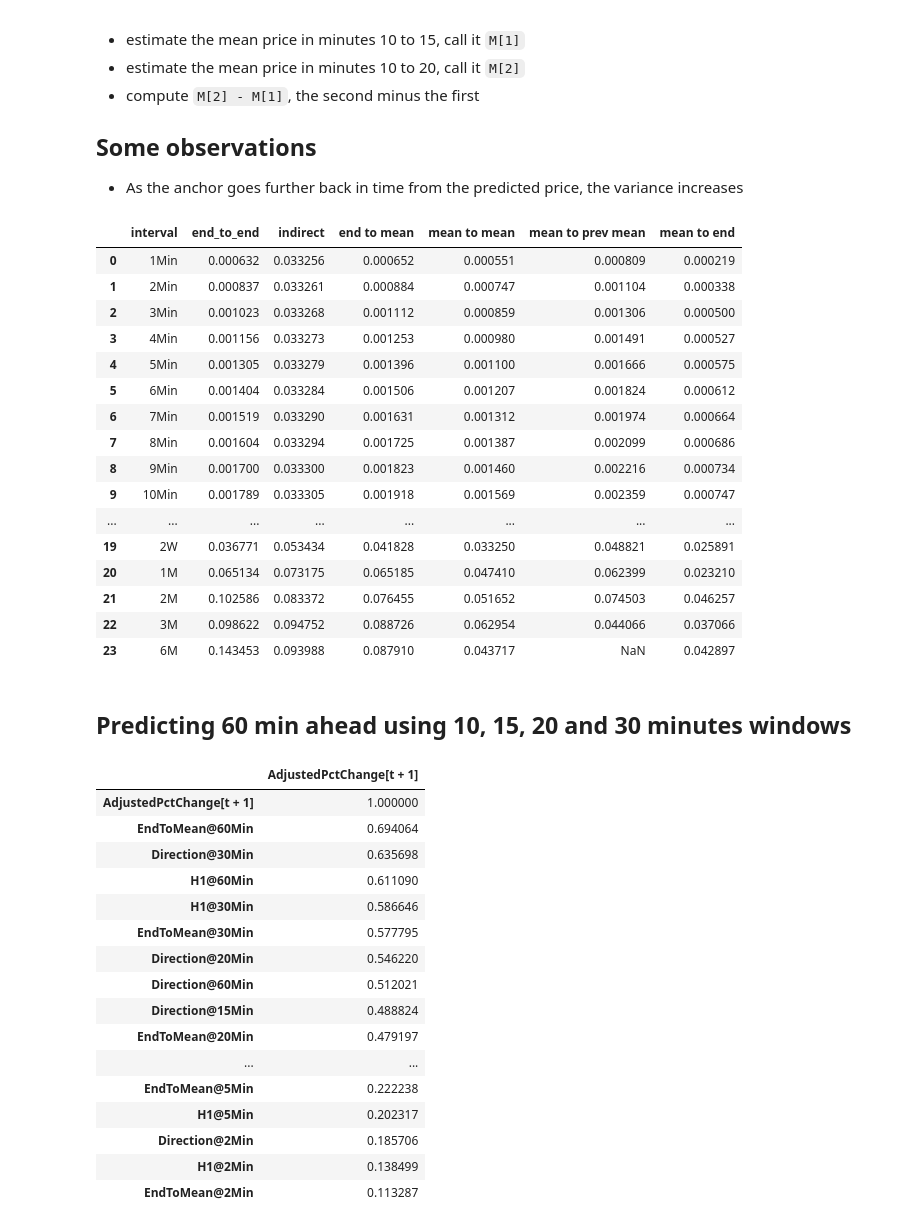
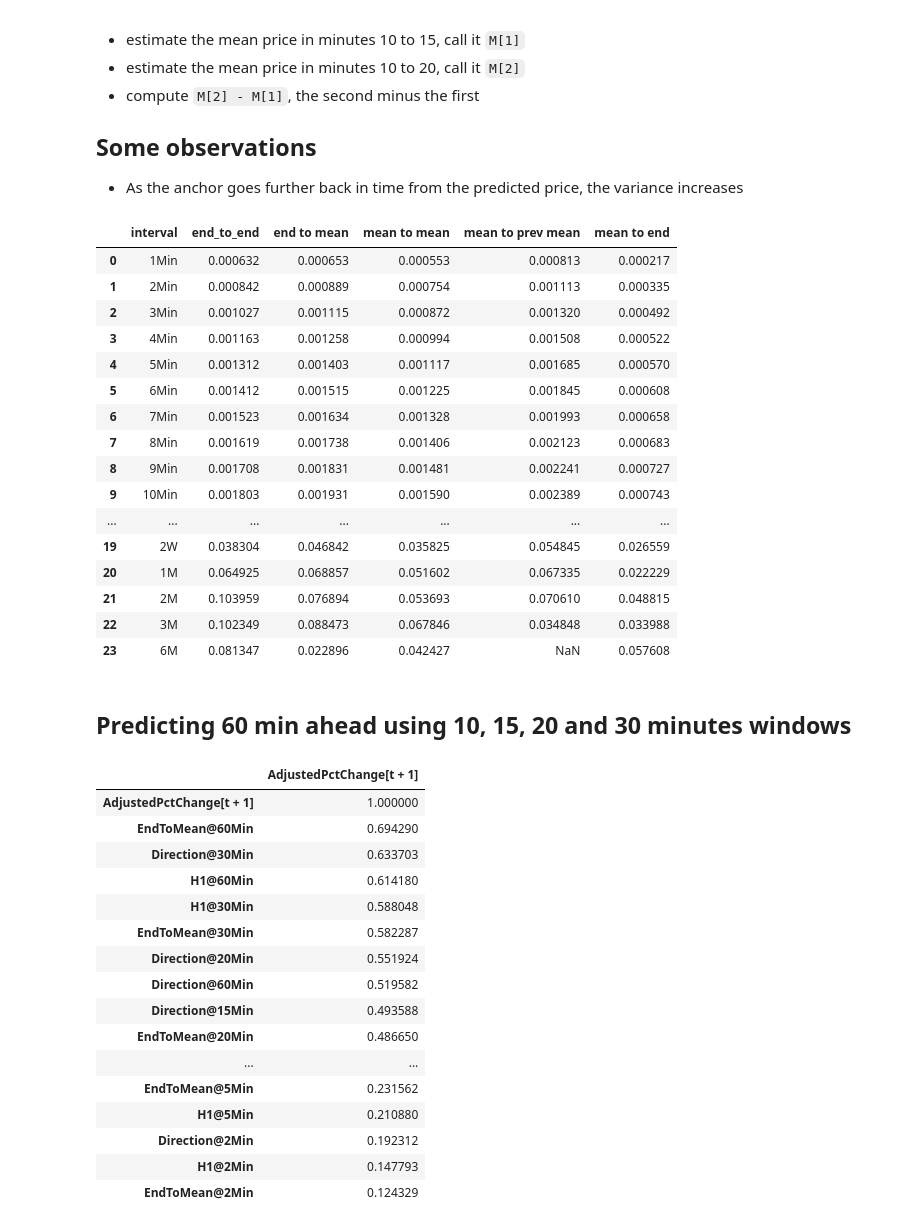
Before and after one commit to Originate/dbg-pds-tensorflow-demo, a Jupyter notebook: notebooks/supporting/what-prices-to-predict.ipynb, the cells around one changed output. Cells and saved outputs as stored; diff of their text form; code cells hidden in the pictures.

```diff
--- a/notebooks/supporting/what-prices-to-predict.ipynb
+++ b/notebooks/supporting/what-prices-to-predict.ipynb
@@ -68,7 +68,7 @@ mpl.rcParams['figure.figsize'] = (5, 3) # use bigger graphs
 # %% [markdown]
 As usual we first load the data we prepared in notebook 2
 # %%
-input_file = '/data/cooked_v3.pkl'
+input_file = '/data/processed/cooked_v3.pkl'
 df = pd.read_pickle(input_file)
 df['CalcDateTime'] = df.index
 # %% [markdown]
@@ -735,31 +735,29 @@ for i in intervals:
     mean_to_mean = (m - m.shift(1))/m.shift(1)
     mean_to_prev_mean = (m - m.shift(2))/m.shift(2)
     mean_to_end = (m - e)/e
-    s1, s2 = end_to_mean.std(), indirect2.std()
-    indirect_std = np.sqrt(s1*s1 + s2*s2)
-    rows.append((i, end_to_end.std(), indirect_std, end_to_mean.std(), mean_to_mean.std(), mean_to_prev_mean.std(), mean_to_end.std()))
+    rows.append((i, end_to_end.std(), end_to_mean.std(), mean_to_mean.std(), mean_to_prev_mean.std(), mean_to_end.std()))
 # %%
 pd.DataFrame(rows, columns = [
-    "interval", "end_to_end", "indirect", "end to mean", "mean to mean", "mean to prev mean", "mean to end"
+    "interval", "end_to_end", "end to mean", "mean to mean", "mean to prev mean", "mean to end"
 ])
 # %% [output]
-|  | interval | end_to_end | indirect | end to mean | mean to mean | mean to prev mean | mean to end |
-| 0 | 1Min | 0.000632 | 0.033256 | 0.000652 | 0.000551 | 0.000809 | 0.000219 |
-| 1 | 2Min | 0.000837 | 0.033261 | 0.000884 | 0.000747 | 0.001104 | 0.000338 |
-| 2 | 3Min | 0.001023 | 0.033268 | 0.001112 | 0.000859 | 0.001306 | 0.000500 |
-| 3 | 4Min | 0.001156 | 0.033273 | 0.001253 | 0.000980 | 0.001491 | 0.000527 |
-| 4 | 5Min | 0.001305 | 0.033279 | 0.001396 | 0.001100 | 0.001666 | 0.000575 |
-| 5 | 6Min | 0.001404 | 0.033284 | 0.001506 | 0.001207 | 0.001824 | 0.000612 |
-| 6 | 7Min | 0.001519 | 0.033290 | 0.001631 | 0.001312 | 0.001974 | 0.000664 |
-| 7 | 8Min | 0.001604 | 0.033294 | 0.001725 | 0.001387 | 0.002099 | 0.000686 |
-| 8 | 9Min | 0.001700 | 0.033300 | 0.001823 | 0.001460 | 0.002216 | 0.000734 |
-| 9 | 10Min | 0.001789 | 0.033305 | 0.001918 | 0.001569 | 0.002359 | 0.000747 |
-| ... | ... | ... | ... | ... | ... | ... | ... |
-| 19 | 2W | 0.036771 | 0.053434 | 0.041828 | 0.033250 | 0.048821 | 0.025891 |
-| 20 | 1M | 0.065134 | 0.073175 | 0.065185 | 0.047410 | 0.062399 | 0.023210 |
-| 21 | 2M | 0.102586 | 0.083372 | 0.076455 | 0.051652 | 0.074503 | 0.046257 |
-| 22 | 3M | 0.098622 | 0.094752 | 0.088726 | 0.062954 | 0.044066 | 0.037066 |
-| 23 | 6M | 0.143453 | 0.093988 | 0.087910 | 0.043717 | NaN | 0.042897 |
+|  | interval | end_to_end | end to mean | mean to mean | mean to prev mean | mean to end |
+| 0 | 1Min | 0.000632 | 0.000653 | 0.000553 | 0.000813 | 0.000217 |
+| 1 | 2Min | 0.000842 | 0.000889 | 0.000754 | 0.001113 | 0.000335 |
+| 2 | 3Min | 0.001027 | 0.001115 | 0.000872 | 0.001320 | 0.000492 |
+| 3 | 4Min | 0.001163 | 0.001258 | 0.000994 | 0.001508 | 0.000522 |
+| 4 | 5Min | 0.001312 | 0.001403 | 0.001117 | 0.001685 | 0.000570 |
+| 5 | 6Min | 0.001412 | 0.001515 | 0.001225 | 0.001845 | 0.000608 |
+| 6 | 7Min | 0.001523 | 0.001634 | 0.001328 | 0.001993 | 0.000658 |
+| 7 | 8Min | 0.001619 | 0.001738 | 0.001406 | 0.002123 | 0.000683 |
+| 8 | 9Min | 0.001708 | 0.001831 | 0.001481 | 0.002241 | 0.000727 |
+| 9 | 10Min | 0.001803 | 0.001931 | 0.001590 | 0.002389 | 0.000743 |
+| ... | ... | ... | ... | ... | ... | ... |
+| 19 | 2W | 0.038304 | 0.046842 | 0.035825 | 0.054845 | 0.026559 |
+| 20 | 1M | 0.064925 | 0.068857 | 0.051602 | 0.067335 | 0.022229 |
+| 21 | 2M | 0.103959 | 0.076894 | 0.053693 | 0.070610 | 0.048815 |
+| 22 | 3M | 0.102349 | 0.088473 | 0.067846 | 0.034848 | 0.033988 |
+| 23 | 6M | 0.081347 | 0.022896 | 0.042427 | NaN | 0.057608 |
 # %% [markdown]
 ## Predicting 60 min ahead using 10, 15, 20 and 30 minutes windows
 # %%
@@ -821,21 +819,21 @@ single_stock.corr()[[k]].sort_values(k, ascending=False)
 # %% [output]
 |  | AdjustedPctChange[t + 1] |
 | AdjustedPctChange[t + 1] | 1.000000 |
-| EndToMean@60Min | 0.694064 |
-| Direction@30Min | 0.635698 |
-| H1@60Min | 0.611090 |
-| H1@30Min | 0.586646 |
-| EndToMean@30Min | 0.577795 |
-| Direction@20Min | 0.546220 |
-| Direction@60Min | 0.512021 |
-| Direction@15Min | 0.488824 |
-| EndToMean@20Min | 0.479197 |
+| EndToMean@60Min | 0.694290 |
+| Direction@30Min | 0.633703 |
+| H1@60Min | 0.614180 |
+| H1@30Min | 0.588048 |
+| EndToMean@30Min | 0.582287 |
+| Direction@20Min | 0.551924 |
+| Direction@60Min | 0.519582 |
+| Direction@15Min | 0.493588 |
+| EndToMean@20Min | 0.486650 |
 | ... | ... |
-| EndToMean@5Min | 0.222238 |
-| H1@5Min | 0.202317 |
-| Direction@2Min | 0.185706 |
-| H1@2Min | 0.138499 |
-| EndToMean@2Min | 0.113287 |
+| EndToMean@5Min | 0.231562 |
+| H1@5Min | 0.210880 |
+| Direction@2Min | 0.192312 |
+| H1@2Min | 0.147793 |
+| EndToMean@2Min | 0.124329 |
 # %%
 main_interval = '60Min'
 intervals = ['2Min', '5Min', '10Min', '15Min', '20Min', '30Min']
```
Also changed, not shown: parts of 23 cells of this notebook, 10 other files.
